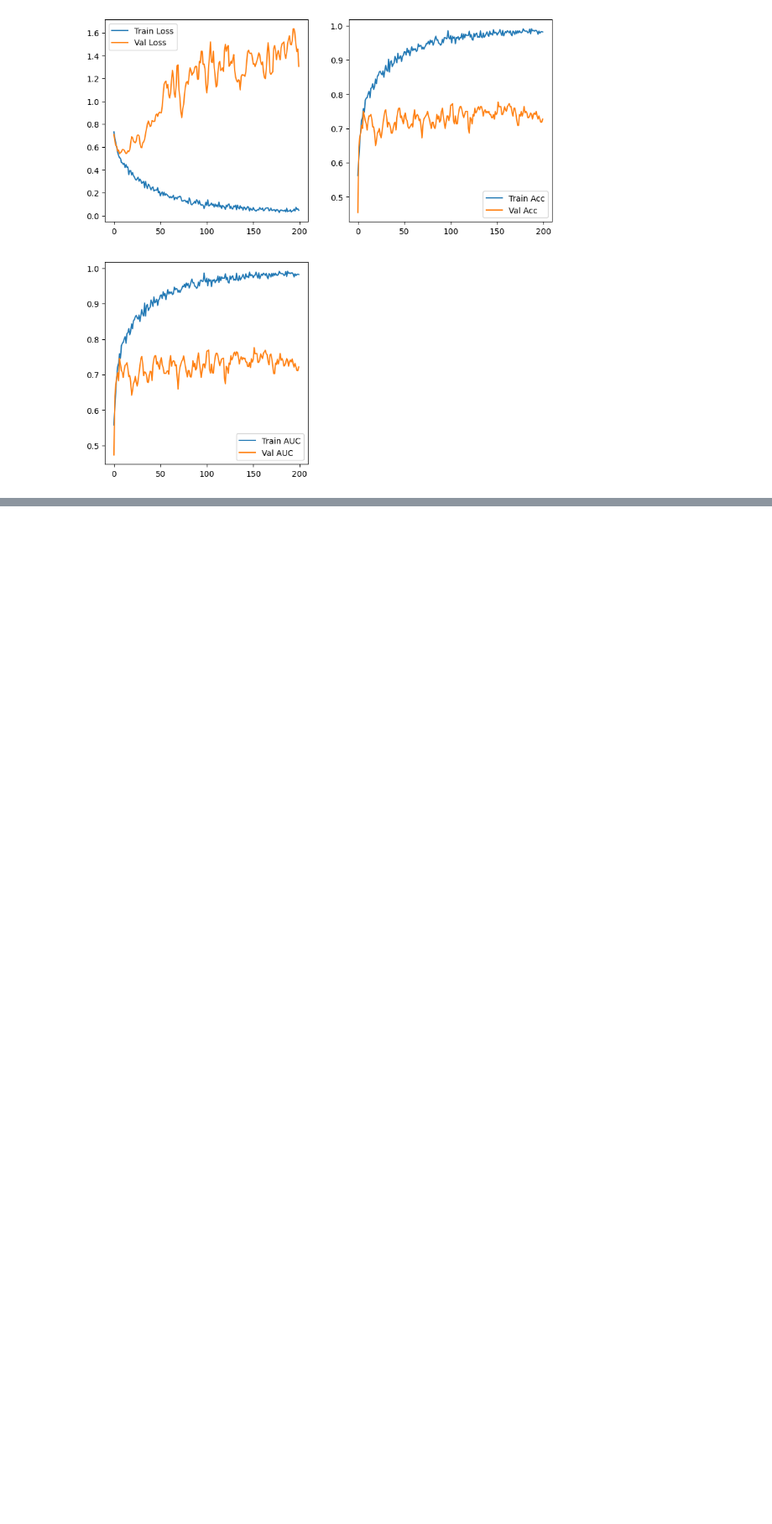
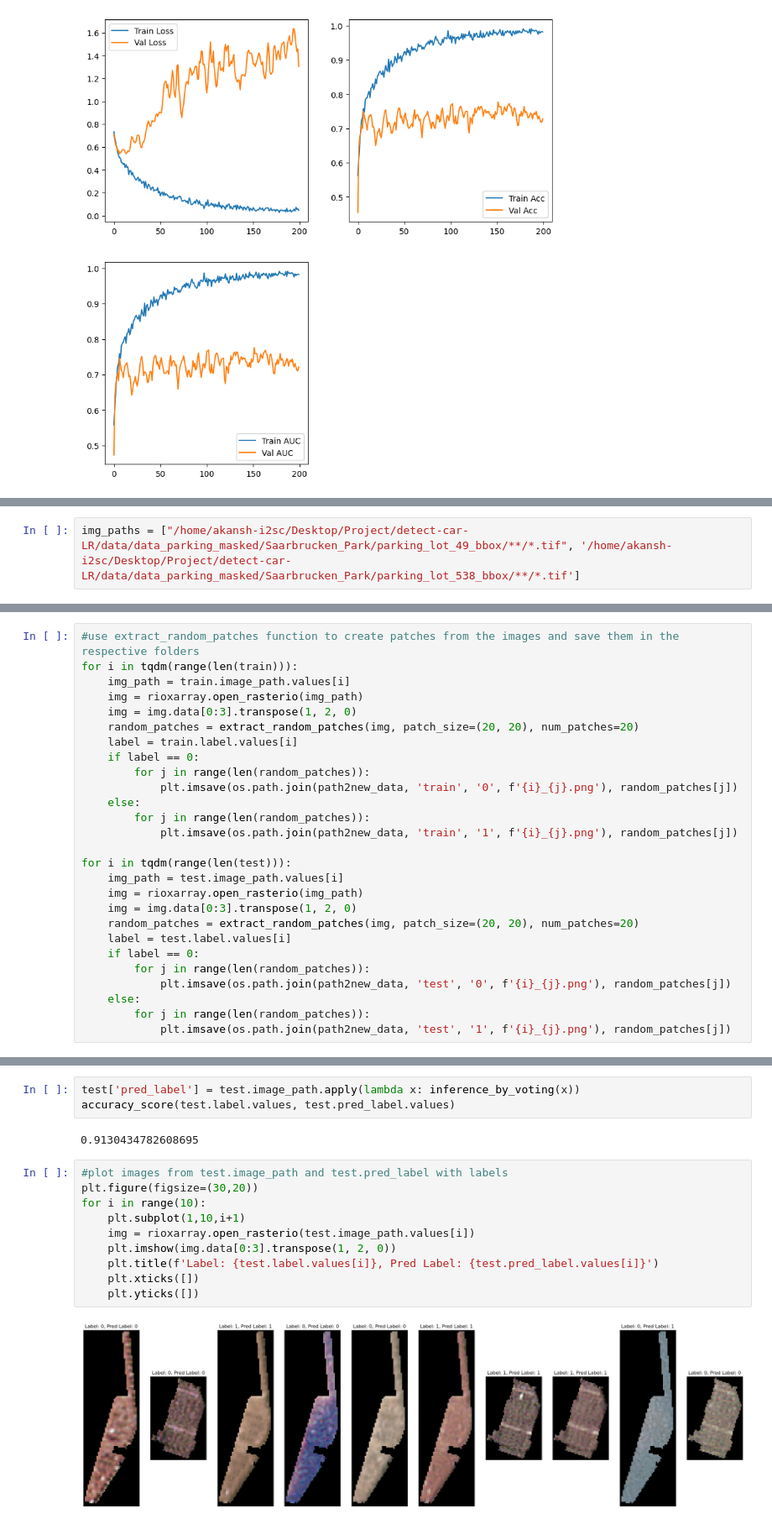
Before and after one commit to akansh12/detect-car-LR, a Jupyter notebook: notebooks/Exp_7/patch_based.ipynb, the cells around one changed output, grey strips where cells are left out. Shown at 84% size. Saved outputs shown, nothing was run; the diff lists cells and outputs as text; blank space fills up the shorter version.

```diff
--- a/notebooks/Exp_7/patch_based.ipynb
+++ b/notebooks/Exp_7/patch_based.ipynb
@@ -663,0 +719,2 @@ plt.show()
+# %%
+img_paths = ["/home/akansh-i2sc/Desktop/Project/detect-car-LR/data/data_parking_masked/Saarbrucken_Park/parking_lot_49_bbox/**/*.tif", '/home/akansh-i2sc/Desktop/Project/detect-car-LR/data/data_parking_masked/Saarbrucken_Park/parking_lot_538_bbox/**/*.tif']
@@ -663,0 +863,27 @@ plt.show()
+# %%
+#use extract_random_patches function to create patches from the images and save them in the respective folders
+for i in tqdm(range(len(train))):
+    img_path = train.image_path.values[i]
+    img = rioxarray.open_rasterio(img_path)
+    img = img.data[0:3].transpose(1, 2, 0)
+    random_patches = extract_random_patches(img, patch_size=(20, 20), num_patches=20)
+    label = train.label.values[i]
+    if label == 0:
+        for j in range(len(random_patches)):
+            plt.imsave(os.path.join(path2new_data, 'train', '0', f'{i}_{j}.png'), random_patches[j])
+    else:
+        for j in range(len(random_patches)):
+            plt.imsave(os.path.join(path2new_data, 'train', '1', f'{i}_{j}.png'), random_patches[j])
+
+for i in tqdm(range(len(test))):
+    img_path = test.image_path.values[i]
+    img = rioxarray.open_rasterio(img_path)
+    img = img.data[0:3].transpose(1, 2, 0)
+    random_patches = extract_random_patches(img, patch_size=(20, 20), num_patches=20)
+    label = test.label.values[i]
+    if label == 0:
+        for j in range(len(random_patches)):
+            plt.imsave(os.path.join(path2new_data, 'test', '0', f'{i}_{j}.png'), random_patches[j])
+    else:
+        for j in range(len(random_patches)):
+            plt.imsave(os.path.join(path2new_data, 'test', '1', f'{i}_{j}.png'), random_patches[j])
@@ -663,0 +942,17 @@ plt.show()
+# %%
+test['pred_label'] = test.image_path.apply(lambda x: inference_by_voting(x))
+accuracy_score(test.label.values, test.pred_label.values)
+# %% [output]
+0.9130434782608695
+# %%
+#plot images from test.image_path and test.pred_label with labels
+plt.figure(figsize=(30,20))
+for i in range(10):
+    plt.subplot(1,10,i+1)
+    img = rioxarray.open_rasterio(test.image_path.values[i])
+    plt.imshow(img.data[0:3].transpose(1, 2, 0))
+    plt.title(f'Label: {test.label.values[i]}, Pred Label: {test.pred_label.values[i]}')
+    plt.xticks([])
+    plt.yticks([])
+# %% [output]
+[figure, added]
```
Also changed, not shown: parts of 18 cells of this notebook, 1 other file.
